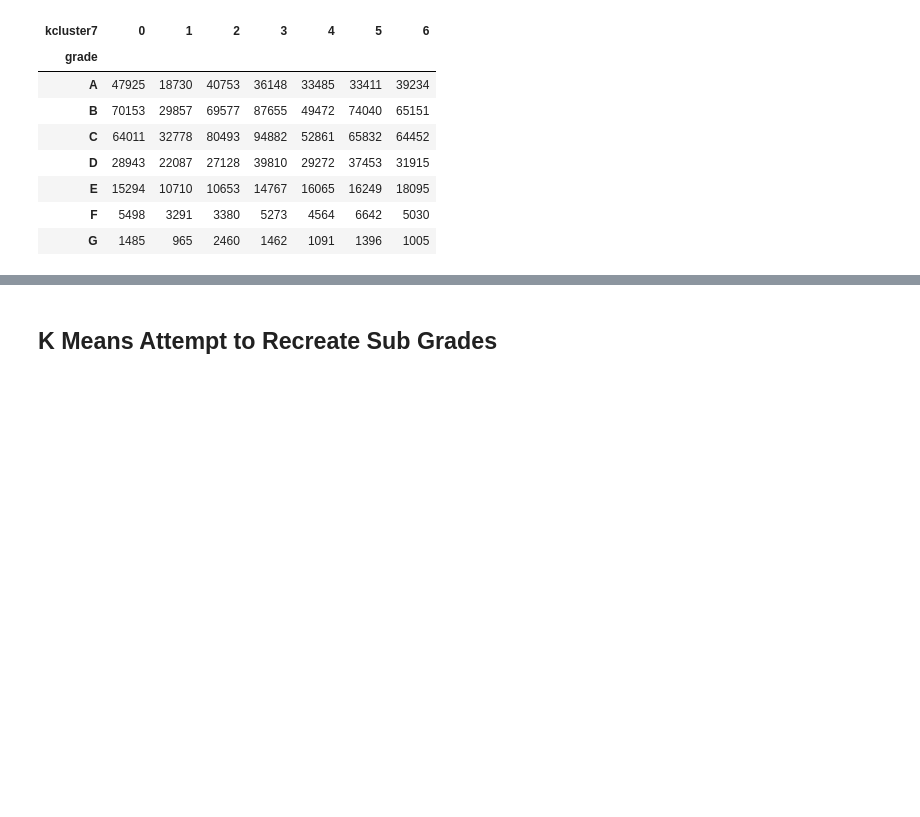
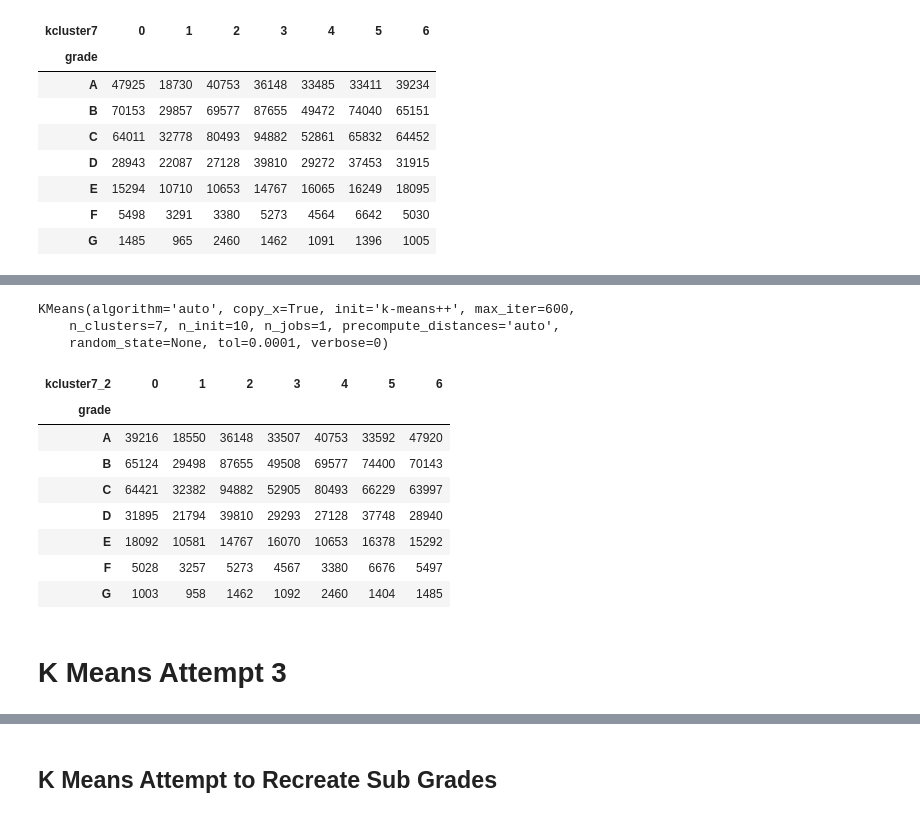
Before and after one commit to erstrong/INFO-7390-ADS-Fall-17-TeamNo., a Jupyter notebook: Assignment 2/Part 2/Clustering.ipynb, the cells around one changed output, grey strips where cells are left out. Cells and saved outputs as stored; diff of their text form; code cells hidden in the pictures; blank space fills up the shorter version.

```diff
--- a/Assignment 2/Part 2/Clustering.ipynb
+++ b/Assignment 2/Part 2/Clustering.ipynb
@@ -1,7 +1,7 @@
 # %%
 import pandas as pd
 # %%
-loans = pd.read_csv('loanstats.csv')
+loans = pd.read_csv('../loanstats.csv')
 # %% [markdown]
 ## Remove the columns that reflect Lending Club's actual clusters
 
@@ -46,8 +46,8 @@ homes = pd.get_dummies(loans['home_ownership'], prefix='home')
 loans = loans.join(homes)
 loans.drop('home_ownership', axis=1, inplace=True)
 
-states = pd.get_dummies(loans['addr_state'], prefix='st')
-loans = loans.join(states)
+#states = pd.get_dummies(loans['addr_state'], prefix='st')
+#loans = loans.join(states)
 loans.drop('addr_state', axis=1, inplace=True)
 # %%
 pd.options.display.max_columns = 101
@@ -91,7 +91,7 @@ from sklearn.externals import joblib
 with open('/Users/emily-air13/Desktop/code/INFO-7390-ADS-Fall-17-TeamNo.4/Assignment 2/kmeans.pkl', 'wb') as f:
     joblib.dump(k_means, f)
 # %%
-loans2 = pd.read_csv('loanstats.csv')
+loans2 = pd.read_csv('../loanstats.csv')
 # %%
 loans2['kcluster7'] = labels7
 # %%
@@ -130,0 +143,24 @@ pd.crosstab(loans2.grade,loans2.kcluster7)
+# %%
+k_means2=cluster.KMeans(n_clusters=7, max_iter=600)
+loans_y = loans['int_rate']
+loans_x = loans.drop('int_rate', axis=1)
+k_means2.fit(loans_x)
+# %% [output]
+KMeans(algorithm='auto', copy_x=True, init='k-means++', max_iter=600,
+    n_clusters=7, n_init=10, n_jobs=1, precompute_distances='auto',
+    random_state=None, tol=0.0001, verbose=0)
+# %%
+loans2['kcluster7_2'] = k_means2.labels_
+pd.crosstab(loans2.grade,loans2.kcluster7_2)
+# %% [output]
+| kcluster7_2 | 0 | 1 | 2 | 3 | 4 | 5 | 6 |
+| grade |  |  |  |  |  |  |  |
+| A | 39216 | 18550 | 36148 | 33507 | 40753 | 33592 | 47920 |
+| B | 65124 | 29498 | 87655 | 49508 | 69577 | 74400 | 70143 |
+| C | 64421 | 32382 | 94882 | 52905 | 80493 | 66229 | 63997 |
+| D | 31895 | 21794 | 39810 | 29293 | 27128 | 37748 | 28940 |
+| E | 18092 | 10581 | 14767 | 16070 | 10653 | 16378 | 15292 |
+| F | 5028 | 3257 | 5273 | 4567 | 3380 | 6676 | 5497 |
+| G | 1003 | 958 | 1462 | 1092 | 2460 | 1404 | 1485 |
+# %% [markdown]
+# K Means Attempt 3
```
Also changed, not shown: parts of 11 cells of this notebook, 18 other files.
